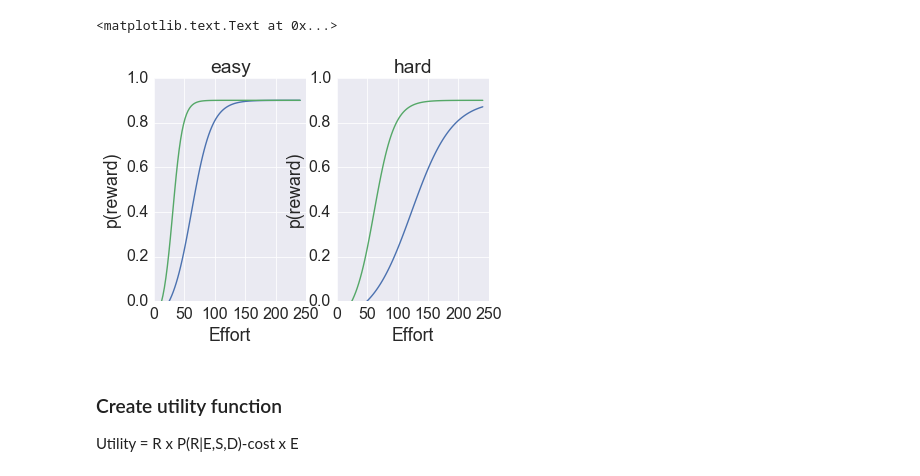
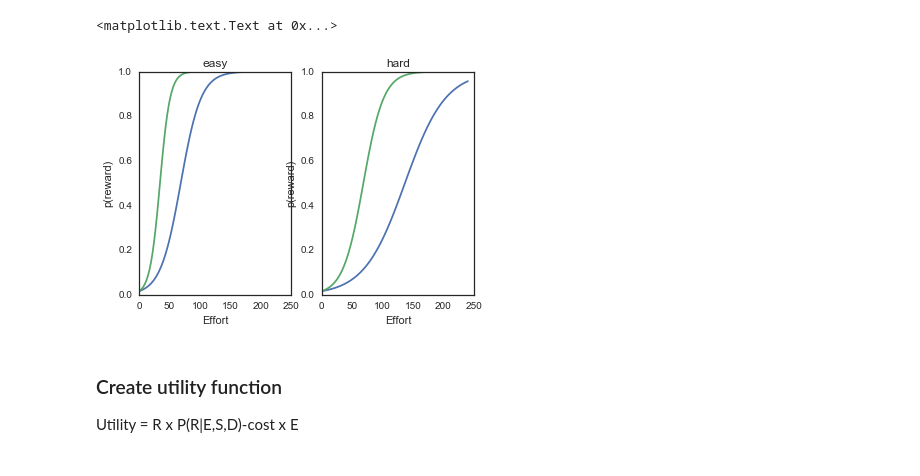
Before and after one commit to jlnrd/Effort, a Jupyter notebook: Effort_cogsci_2017.ipynb, the cells around one changed output. Saved outputs shown, nothing was run; the diff lists cells and outputs as text; code cells hidden in the pictures.

```diff
--- a/Effort_cogsci_2017.ipynb
+++ b/Effort_cogsci_2017.ipynb
@@ -10,4 +4,8 @@ import glob as glob
 import numpy as np
 import matplotlib.pyplot as plt
 import seaborn as sns
+sns.set_style('white')
 %matplotlib inline
+
+REWARD = 1
+COST = .005
@@ -29,39 +13,39 @@ For our four conditions, here are some values that we used
 def prob_reward(e,diff,skill): #model for success
     #f = (e * skill) / diff #skill and effort are not independent
     b=.06 #controls slope - was .5
-    a=40 #was 30
-    c=.1
+    a=60 #was 30
+    c=0
     #a = 1
     #b = 0.05
     #c = 0
     f = (e * skill / diff)
 
     p = 1/(1+a*np.exp(-f*b)) -c #softmax - scaling the function to be sigmoidal, small errors dont matter as much
 
     return p
 
 unskilled = 1
 skilled = 2
 easy = 1
 hard = 2
 es=np.linspace(0,240,100)
 p0 = [prob_reward(e,easy,unskilled) for e in es]
 p1 = [prob_reward(e,easy,skilled) for e in es]
 plt.subplot(1,2,1)
 plt.plot(es,p0, es, p1)
 plt.ylim([0,1])
 plt.xlabel('Effort') ; plt.ylabel('p(reward)'); plt.title('easy')
 
 
 p0 = [prob_reward(e,hard,unskilled) for e in es]
 p1 = [prob_reward(e,hard,skilled) for e in es]
 plt.subplot(1,2,2)
 plt.plot(es,p0, es, p1)
 plt.ylim([0,1])
 plt.xlabel('Effort') ; plt.ylabel('p(reward)'); plt.title('hard')
 # %% [output]
 <matplotlib.text.Text at 0x...>
-[figure, old version]
+[figure, new version]
 # %% [markdown]
 ### Create utility function
  Utility = R x P(R|E,S,D)-cost x E
```
Also changed, not shown: parts of 18 cells of this notebook, 1 other file.
